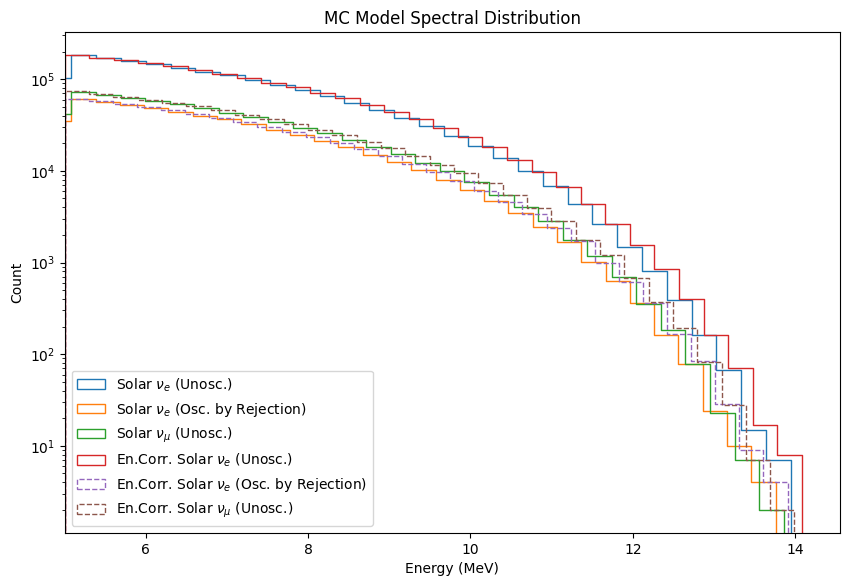
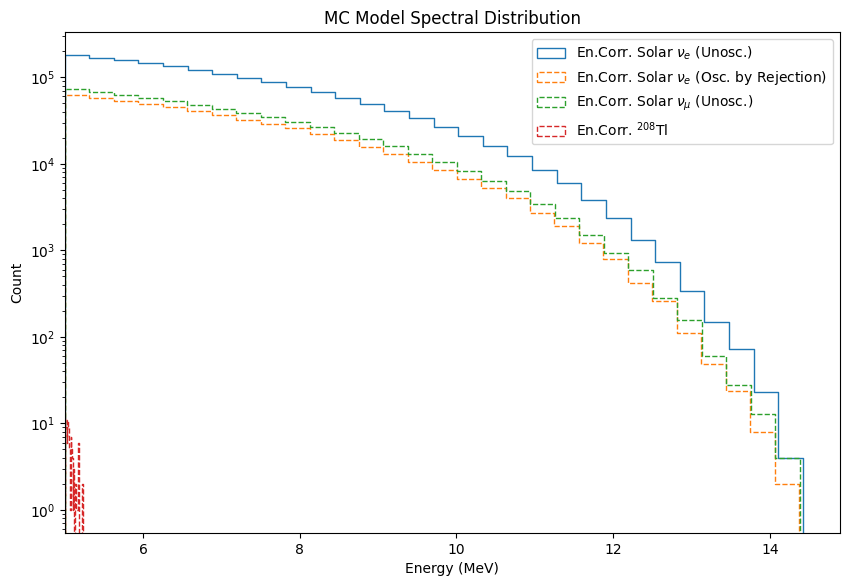
The notebook cell's code change between the first figure and the second:
--- before
+++ after
@@ -3,8 +3,8 @@
 bins = 30
 
-sn.histplot(energy_b8_Nue_mc, bins = bins, element = 'step', alpha = 0, label = r'Solar $\nu_e$ (Unosc.)')
+#sn.histplot(energy_b8_Nue_mc, bins = bins, element = 'step', alpha = 0, label = r'Solar $\nu_e$ (Unosc.)')
 #sn.histplot(x = energy_b8_Nue_mc, bins = bins, element = 'step', alpha = 0, weights = Pee_b8_Nue_mc , label = r'Solar $\nu_e$ (Osc.)')
-sn.histplot(x = energy_b8_osc_Nue_mc_rs, bins = bins, element = 'step', alpha = 0 , label = r'Solar $\nu_e$ (Osc. by Rejection)')
-sn.histplot(energy_b8_Numu_mc, bins = bins, element = 'step', alpha = 0, label = r'Solar $\nu_\mu$ (Unosc.)')
+#sn.histplot(x = energy_b8_osc_Nue_mc_rs, bins = bins, element = 'step', alpha = 0 , label = r'Solar $\nu_e$ (Osc. by Rejection)')
+#sn.histplot(energy_b8_Numu_mc, bins = bins, element = 'step', alpha = 0, label = r'Solar $\nu_\mu$ (Unosc.)')
 #sn.histplot(x = energy_b8_Numu_mc, bins = bins, element = 'step', alpha = 0, weights = Pee_b8_Numu_mc, label = r'Solar $\nu_\mu$ (Osc.)')
 #sn.histplot(energy_tl208_mc, bins = bins, element = 'step', alpha = 0, label = '$^{208}$Tl')
@@ -14,5 +14,5 @@
 sn.histplot(energy_corr_b8_Numu_mc, bins = bins, element = 'step', alpha = 0, linestyle="--", label = r'En.Corr. Solar $\nu_\mu$ (Unosc.)')
 #sn.histplot(x = energy_corr_b8_Numu_mc, bins = bins, element = 'step', alpha = 0, weights = Pee_b8_Numu_mc, linestyle="--", label = r'En.Corr. Solar $\nu_\mu$ (Osc.)')
-#sn.histplot(energy_corr_tl208_mc, bins = bins, element = 'step', alpha = 0, linestyle="--", label = 'En.Corr. $^{208}$Tl')
+sn.histplot(energy_corr_tl208_mc, bins = bins, element = 'step', alpha = 0, linestyle="--", label = 'En.Corr. $^{208}$Tl')
 
 plt.xlabel('Energy (MeV)')

Commit: updating analysis